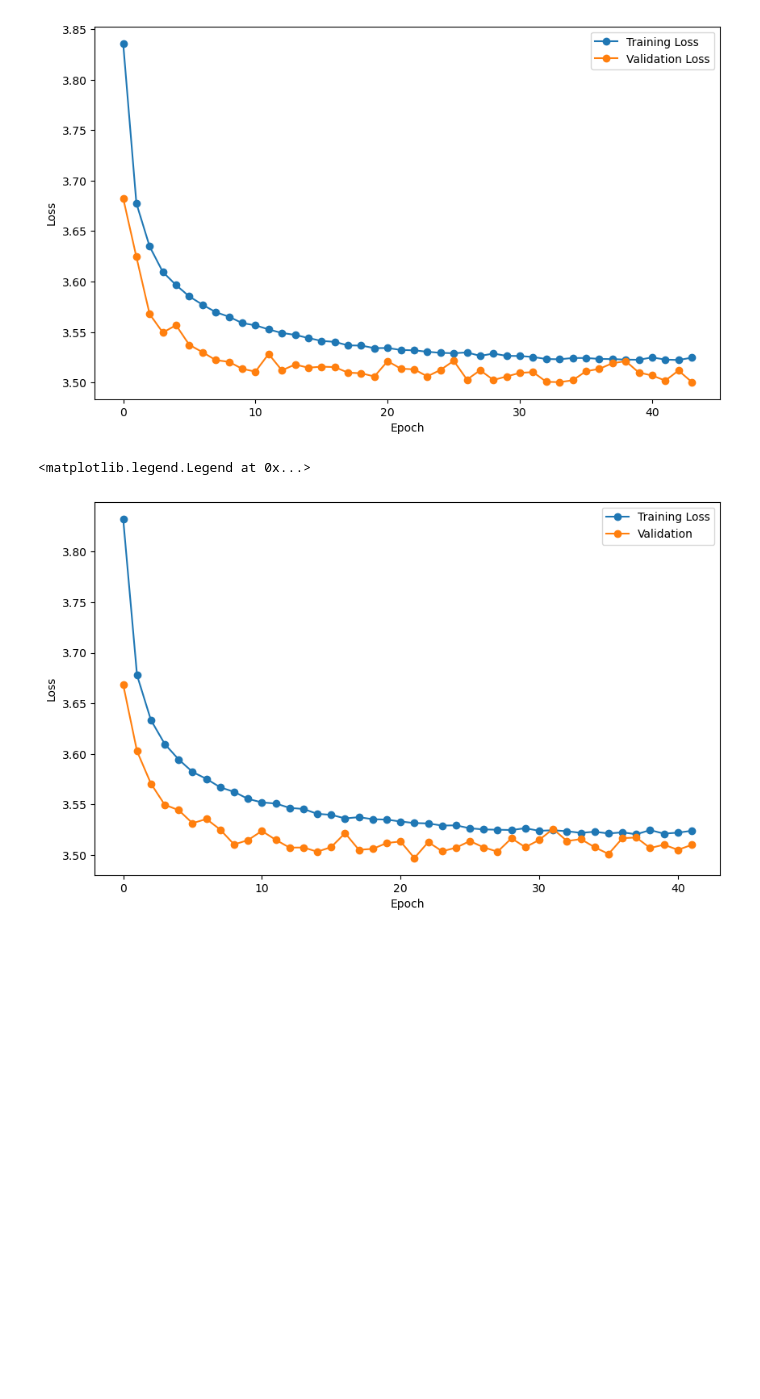
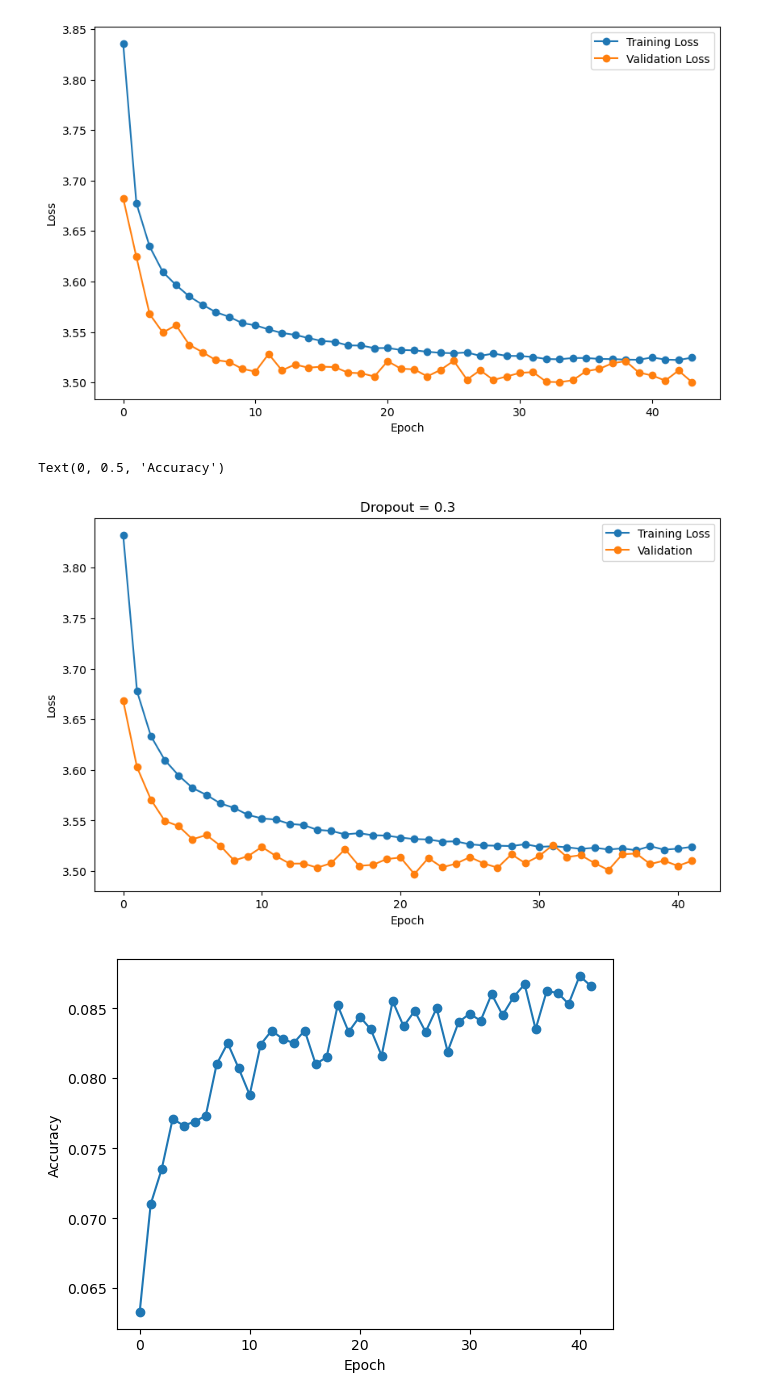
Before and after one commit to HMC-MIR/SimRealtimeMazurkaBenchmark, a Jupyter notebook: NOA-NN.ipynb, the cells around one changed output. Cells and saved outputs as stored; diff of their text form; code cells hidden in the pictures; blank space fills up the shorter version.

```diff
--- a/NOA-NN.ipynb
+++ b/NOA-NN.ipynb
@@ -65,32 +67,48 @@ plt.legend()
 import numpy as np
 
 # Training losses for 42 epochs
 train_losses = np.array([
     3.8324, 3.6778, 3.6335, 3.6098, 3.5946, 3.5822, 3.5754, 3.567,
     3.5625, 3.5556, 3.5521, 3.551, 3.5467, 3.5456, 3.5408, 3.5398,
     3.5363, 3.5375, 3.5355, 3.5351, 3.5332, 3.5317, 3.5313, 3.5292,
     3.5294, 3.5265, 3.5254, 3.5251, 3.5248, 3.5266, 3.524, 3.5246,
     3.5236, 3.522, 3.5231, 3.5214, 3.5225, 3.5206, 3.5247, 3.5212,
     3.5222, 3.524
 ])
 
 # Test (Validation) losses for 42 epochs
 test_losses = np.array([
     3.6686, 3.6027, 3.5707, 3.5497, 3.5445, 3.5315, 3.5357, 3.5252,
     3.5105, 3.5148, 3.5239, 3.5151, 3.5074, 3.5075, 3.5034, 3.5079,
     3.5217, 3.5052, 3.5062, 3.5119, 3.5135, 3.4971, 3.5129, 3.5038,
     3.5073, 3.5139, 3.5076, 3.5034, 3.5166, 3.5078, 3.515, 3.5259,
     3.5139, 3.5158, 3.5078, 3.5011, 3.5167, 3.5174, 3.507, 3.5103,
     3.5052, 3.5101
 ])
 
+# Test accuracies for 42 epochs
+test_accs = np.array([
+    0.0633, 0.071, 0.0735, 0.0771, 0.0766, 0.0769, 0.0773, 0.081,
+    0.0825, 0.0807, 0.0788, 0.0824, 0.0834, 0.0828, 0.0825, 0.0834,
+    0.081, 0.0815, 0.0852, 0.0833, 0.0844, 0.0835, 0.0816, 0.0855,
+    0.0837, 0.0848, 0.0833, 0.085, 0.0819, 0.084, 0.0846, 0.0841,
+    0.086, 0.0845, 0.0858, 0.0867, 0.0835, 0.0862, 0.0861, 0.0853,
+    0.0873, 0.0866
+])
+
 # Plotting the training and test losses
 plt.figure(figsize=(10, 6))
 plt.plot(train_losses, label='Training Loss', marker='o')
 plt.plot(test_losses, label='Validation', marker='o')
 plt.xlabel('Epoch')
 plt.ylabel('Loss')
+plt.title('Dropout = 0.3')
 plt.legend()
+plt.figure()
+plt.plot(test_accs, label='Test Accuracy', marker='o')
+plt.xlabel('Epoch')
+plt.ylabel('Accuracy')
 # %% [output]
-<matplotlib.legend.Legend at 0x...>
+Text(0, 0.5, 'Accuracy')
-[figure, old version]
+[figure, new version]
+[figure, added]
```
Also changed, not shown: parts of 5 cells of this notebook, 2 other files.
